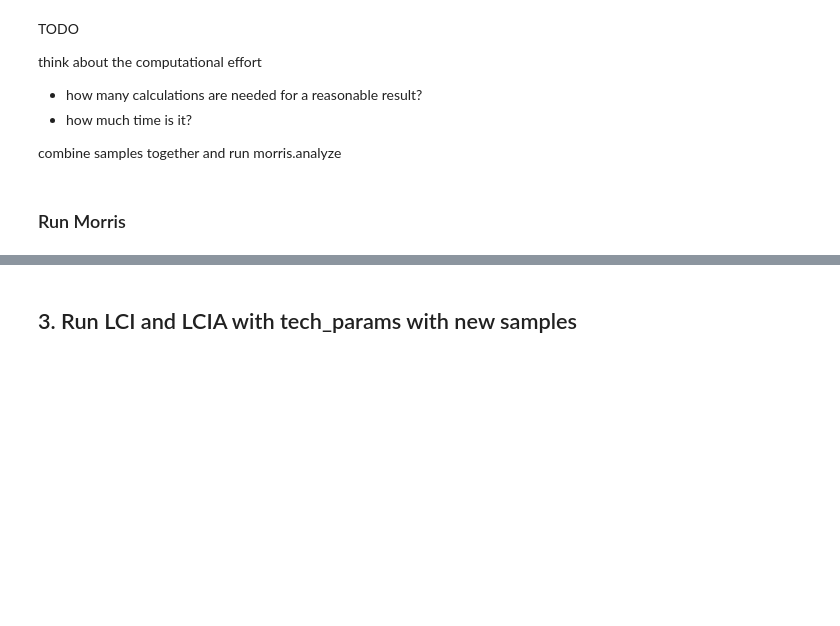
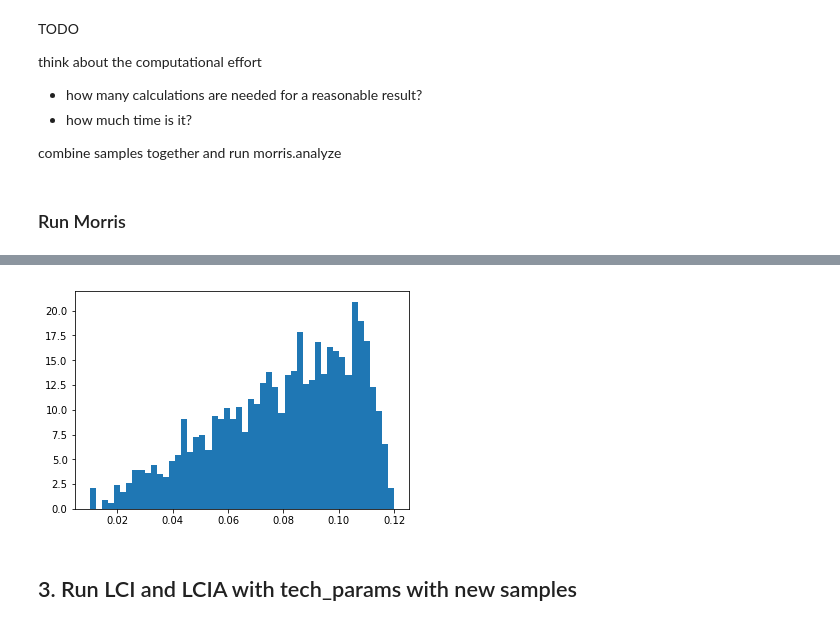
Before and after one commit to aleksandra-kim/sa, a Jupyter notebook: eet.ipynb, the cells around one changed output, grey strips where cells are left out. Cells and saved outputs as stored; diff of their text form; code cells hidden in the pictures; blank space fills up the shorter version.

```diff
--- a/eet.ipynb
+++ b/eet.ipynb
@@ -504,15 +301,17 @@ fig = plt.hist(y,150,density=1)
 # %%
 #3. Triangular
 #convert x to percentages q
 q = [xx/width for xx in x]
 #new triangular
 loc   = 0.01
 scale = 0.11
 c     = 0.9
 #Converted samples generated using ppf (=inverse of cdf)
 y = triang.ppf(q,c=c,loc=loc,scale=scale)
 
-fig = plt.hist(y,150,density=1)
+fig = plt.hist(y,50,density=1)
+# %% [output]
+[figure, added]
 # %% [markdown]
 ## 3. Run LCI and LCIA with tech_params with new samples
 # %%
```
Also changed, not shown: parts of 30 cells of this notebook, 3 other files.
